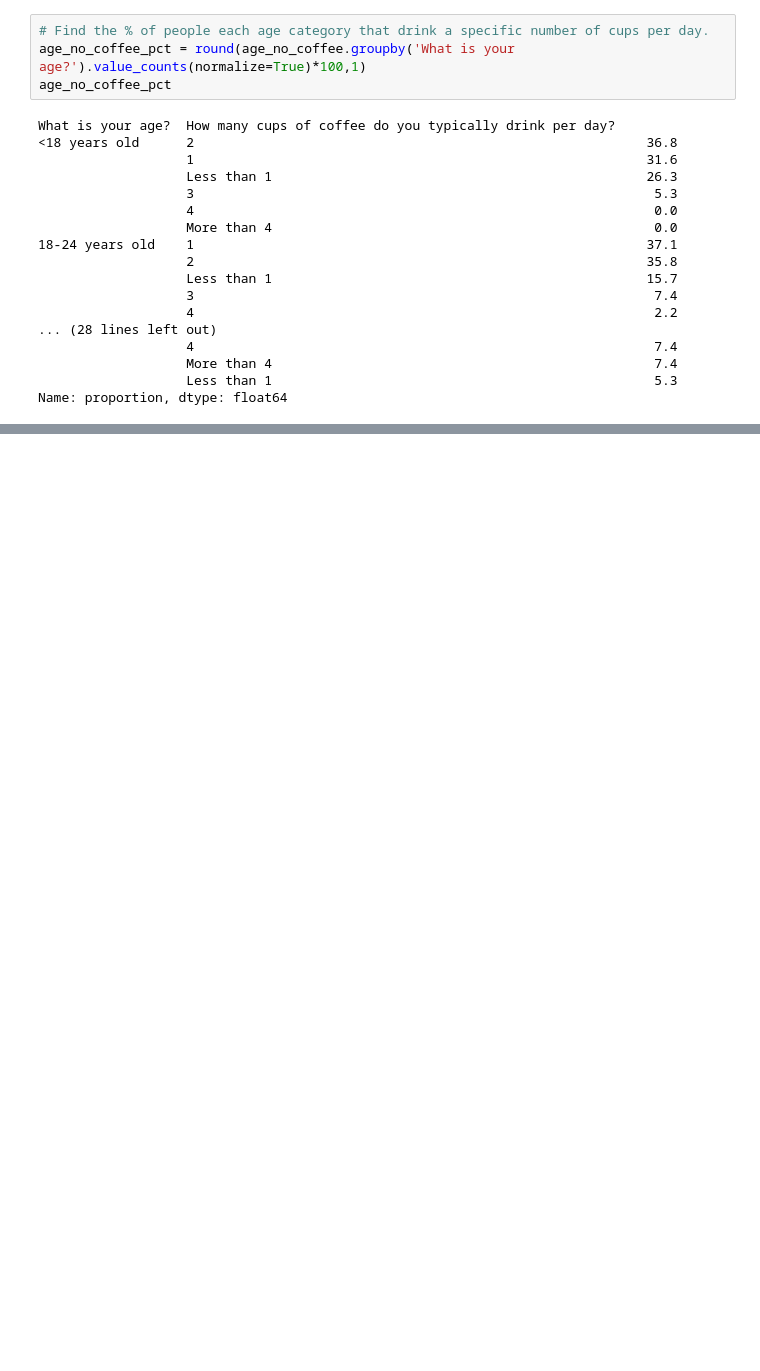
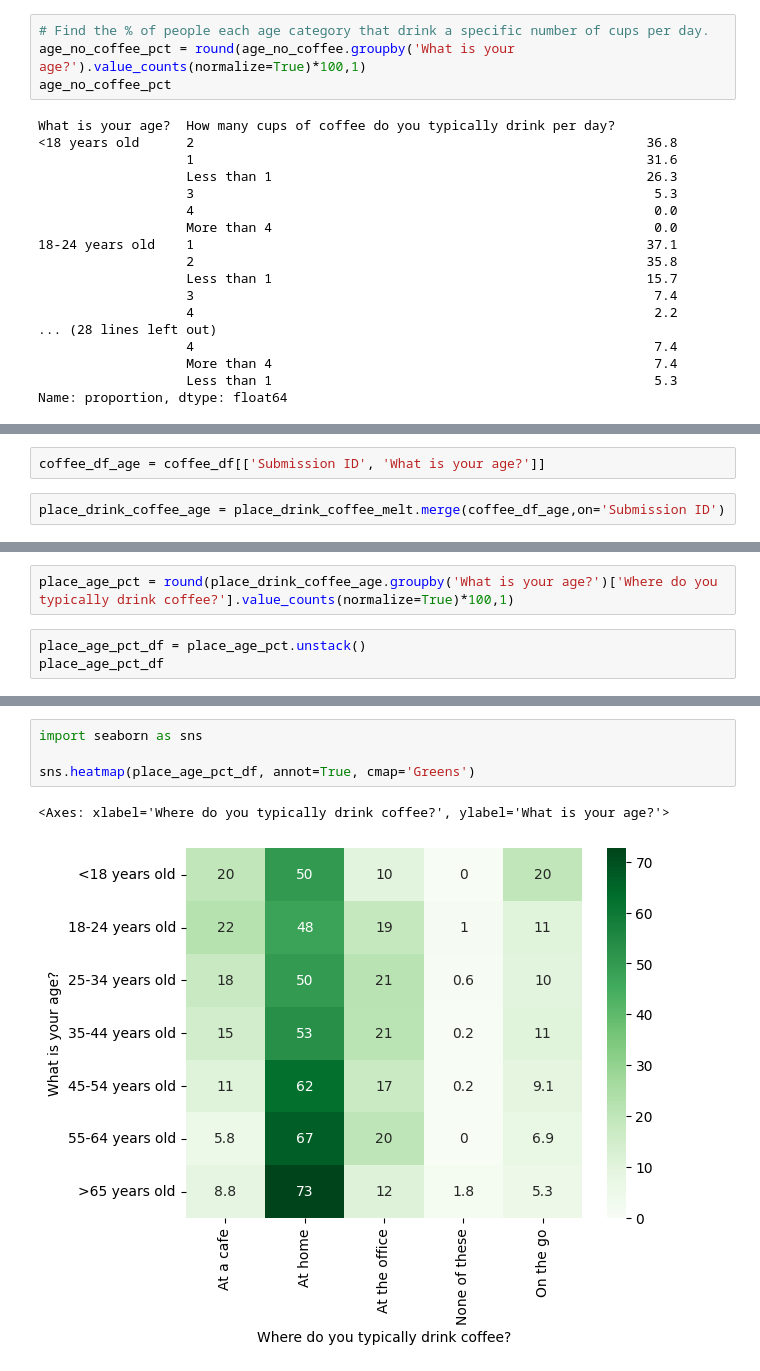
Before and after one commit to PujanFanju1/Data_projects_24, a Jupyter notebook: coffee_survey/coffee_survey_analysis.ipynb, the cells around one changed output, grey strips where cells are left out. Cells and saved outputs as stored; diff of their text form; blank space fills up the shorter version.

```diff
--- a/coffee_survey/coffee_survey_analysis.ipynb
+++ b/coffee_survey/coffee_survey_analysis.ipynb
@@ -142,0 +294,4 @@ plt.show()
+# %%
+coffee_df_age = coffee_df[['Submission ID', 'What is your age?']]
+# %%
+place_drink_coffee_age = place_drink_coffee_melt.merge(coffee_df_age,on='Submission ID')
@@ -142,0 +314,5 @@ plt.show()
+# %%
+place_age_pct = round(place_drink_coffee_age.groupby('What is your age?')['Where do you typically drink coffee?'].value_counts(normalize=True)*100,1)
+# %%
+place_age_pct_df = place_age_pct.unstack()
+place_age_pct_df
@@ -142,0 +329,7 @@ plt.show()
+# %%
+import seaborn as sns
+
+sns.heatmap(place_age_pct_df, annot=True, cmap='Greens')
+# %% [output]
+<Axes: xlabel='Where do you typically drink coffee?', ylabel='What is your age?'>
+[figure, added]
```
Also changed, not shown: parts of 28 cells of this notebook.
